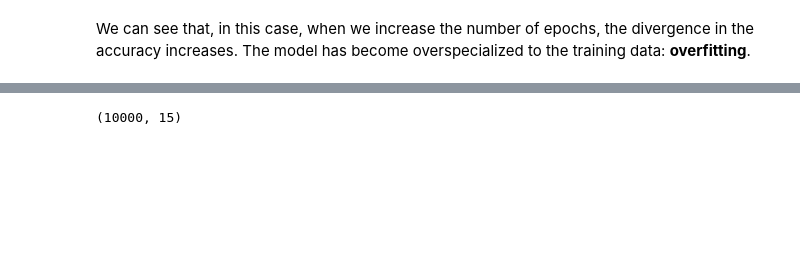
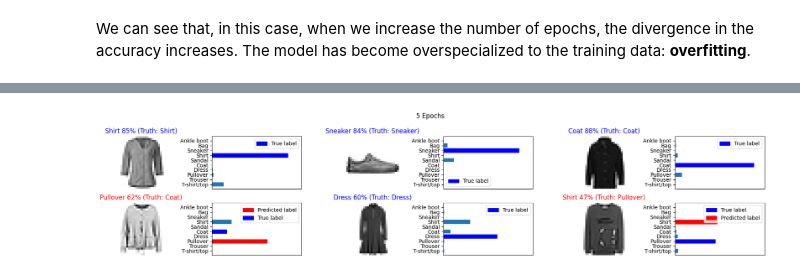
Before and after one commit to PaulToronto/AI-and-Machine-Learning-for-Coders---Book, a Jupyter notebook: 2_Introduction_to_Computer_Vision.ipynb, the cells around one changed output, grey strips where cells are left out. Drawn from its saved outputs; the diff is of its cells as text; code cells hidden in the pictures; blank space fills up the shorter version.

```diff
--- a/2_Introduction_to_Computer_Vision.ipynb
+++ b/2_Introduction_to_Computer_Vision.ipynb
@@ -492,7 +494,17 @@ mismatches.sum()
 # %%
 mismatch_indices = np.where(mismatches == True)[0]
-mismatch_indices = mismatch_indices[:15] # the first 15
+mismatch_indices = mismatch_indices[:6] # the first 6
-# %%
-len(predictions), len(predictions[mismatch_indices])
-# %% [output]
-(10000, 15)
+# %%
+num_rows = 2
+num_cols = 3
+num_images = num_rows * num_cols
+plt.figure(figsize=(2 * 3 * num_cols, 2 * num_rows))
+for i in range(num_images):
+    plt.subplot(num_rows, 2*num_cols, 2*i+1)
+    plot_image(i, predictions5[mismatch_indices], test_labels[mismatch_indices], test_images[mismatch_indices])
+    plt.subplot(num_rows, 2*num_cols, 2*i+2)
+    plot_value_array(i, predictions5[mismatch_indices], test_labels[mismatch_indices])
+plt.suptitle('5 Epochs')
+plt.tight_layout()
+# %% [output]
+[figure, added]
```
Also changed, not shown: parts of 38 cells of this notebook.
